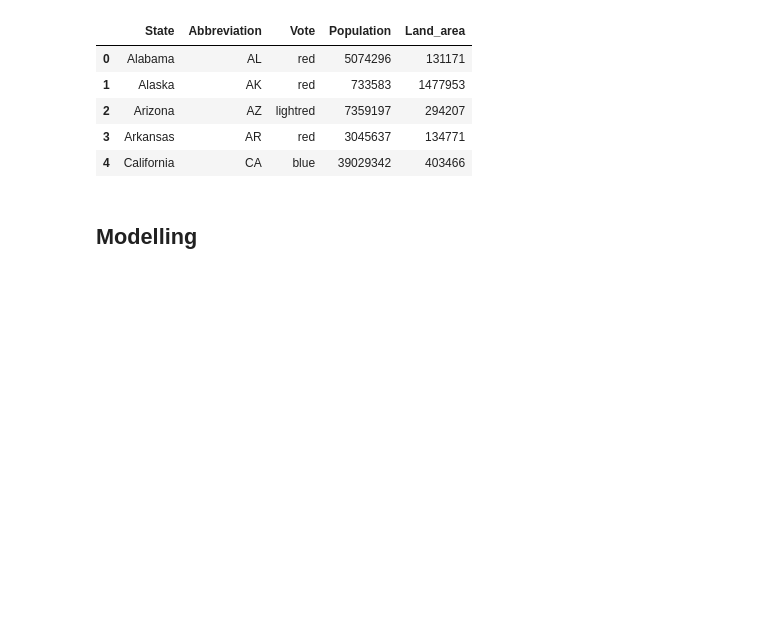
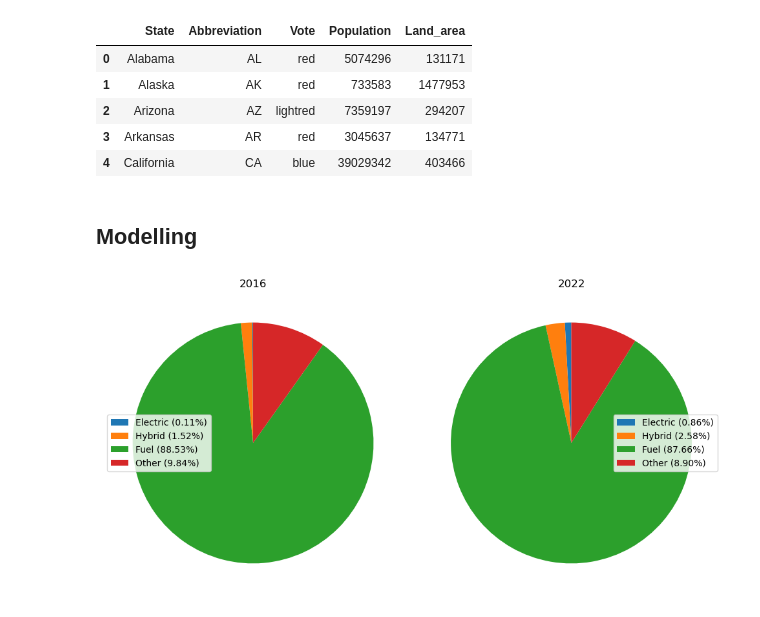
Before and after one commit to DataScience-DHBWKA/BOSCH-GUYS, a Jupyter notebook: notebook.ipynb, the cells around one changed output. Cells and saved outputs as stored; diff of their text form; code cells hidden in the pictures; blank space fills up the shorter version.

```diff
--- a/notebook.ipynb
+++ b/notebook.ipynb
@@ -139,3 +139,34 @@ usa.head()
 | 4 | California | CA | blue | 39029342 | 403466 |
 # %% [markdown]
 ## Modelling
+# %%
+# Vergleich Anteil 2016 zu 2022
+registrations_type16 = registrations[registrations['Year'] == 2016]
+registrations_type16 = registrations_type16.drop(columns={'Year', 'State'})
+registrations_type16 = registrations_type16.sum()
+
+registrations_type22 = registrations[registrations['Year'] == 2022]
+registrations_type22 = registrations_type22.drop(columns={'Year', 'State'})
+registrations_type22 = registrations_type22.sum()
+
+legend16 = [f'{label} ({value/registrations_type16.sum()*100:.2f}%)' for label, value in zip(registrations_type16.index, registrations_type16)]
+legend22 = [f'{label} ({value/registrations_type22.sum()*100:.2f}%)' for label, value in zip(registrations_type22.index, registrations_type22)]
+
+fig, axs = plt.subplots(1, 2, figsize=(10, 5))
+
+axs[0].pie(registrations_type16, startangle=90)
+axs[0].set_title('2016')
+axs[0].set_xticks(axs[0].get_xticks())
+axs[0].set_xticklabels(axs[0].get_xticklabels(), rotation=90, fontsize=8)
+axs[0].legend(legend16, loc="center left")
+
+axs[1].pie(registrations_type22, startangle=90)
+axs[1].set_title('2022')
+axs[1].set_xticks(axs[1].get_xticks())
+axs[1].set_xticklabels(axs[1].get_xticklabels(), rotation=90, fontsize=8)
+axs[1].legend(legend22, loc="center right")
+
+plt.tight_layout()
+plt.show()
+# %% [output]
+[figure, added]
```
